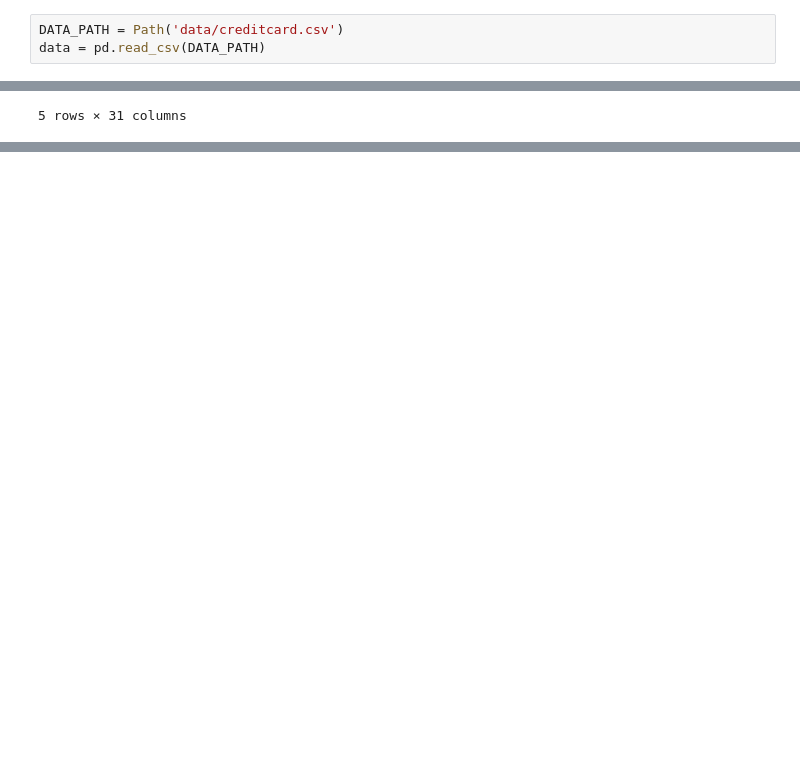
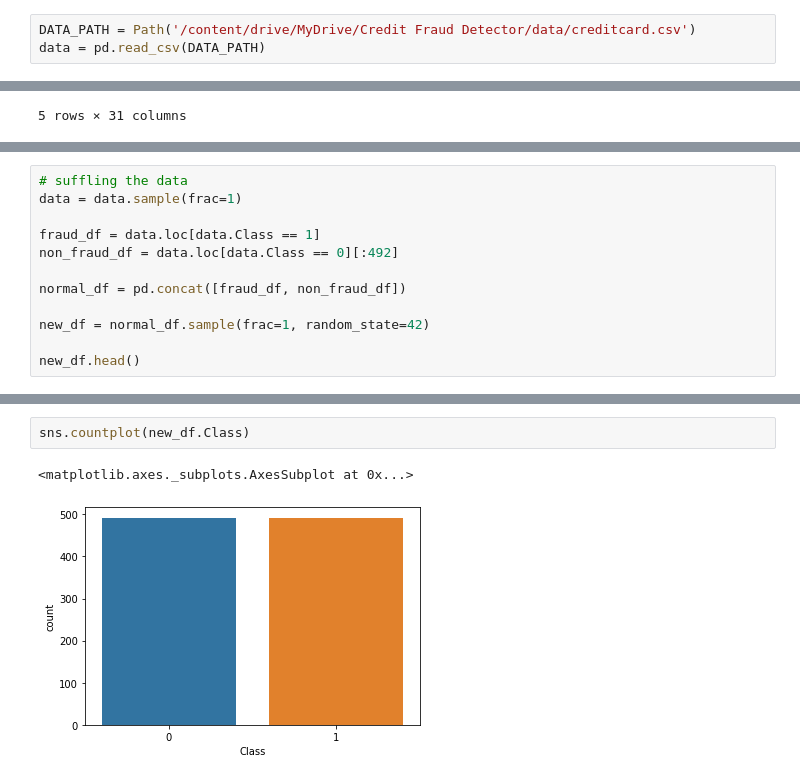
Before and after one commit to ahmedemaraengineer/credit_fraud, a Jupyter notebook: credit_fraud.ipynb, the cells around one changed output, grey strips where cells are left out. Cells and saved outputs as stored; diff of their text form; blank space fills up the shorter version.

```diff
--- a/credit_fraud.ipynb
+++ b/credit_fraud.ipynb
@@ -35,7 +40,7 @@ warnings.filterwarnings("ignore")
 # %% [markdown]
 ## 1- Understanding Our Data
 # %%
-DATA_PATH = Path('data/creditcard.csv')
+DATA_PATH = Path('/content/drive/MyDrive/Credit Fraud Detector/data/creditcard.csv')
 data = pd.read_csv(DATA_PATH)
 # %%
 data.head()
@@ -133,0 +183,12 @@ data.head()
+# %%
+# suffling the data
+data = data.sample(frac=1)
+
+fraud_df = data.loc[data.Class == 1]
+non_fraud_df = data.loc[data.Class == 0][:492]
+
+normal_df = pd.concat([fraud_df, non_fraud_df])
+
+new_df = normal_df.sample(frac=1, random_state=42)
+
+new_df.head()
@@ -133,0 +203,5 @@ data.head()
+# %%
+sns.countplot(new_df.Class)
+# %% [output]
+<matplotlib.axes._subplots.AxesSubplot at 0x...>
+[figure, added]
```
Also changed, not shown: parts of 51 cells of this notebook, 1 other file.
